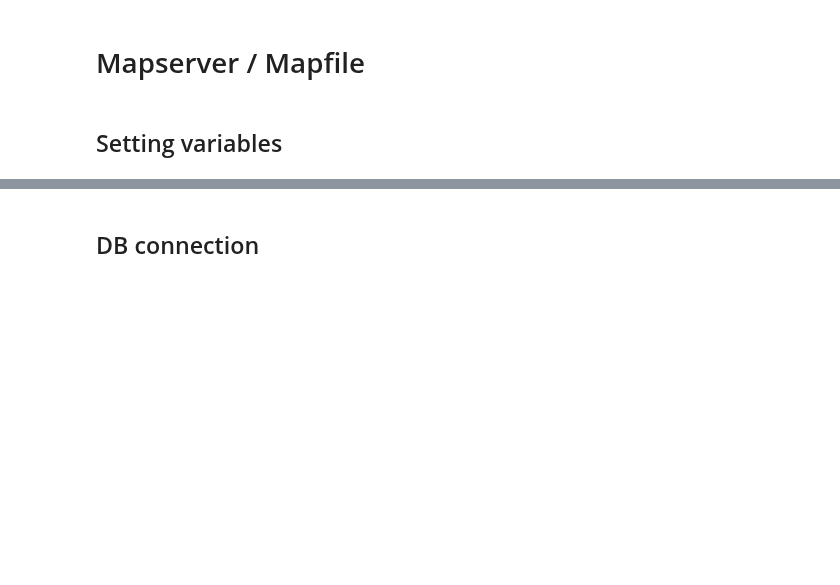
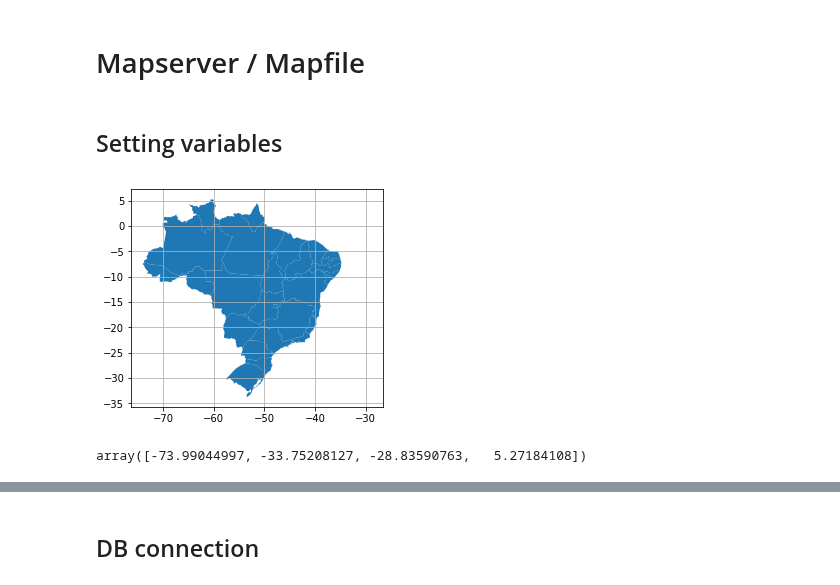
Before and after one commit to AlertaDengue/AlertaDengue, a Jupyter notebook: notebooks/Mapserver.ipynb, the cells around one changed output, grey strips where cells are left out. Drawn from its saved outputs; the diff is of its cells as text; code cells hidden in the pictures; blank space fills up the shorter version.

```diff
--- a/notebooks/Mapserver.ipynb
+++ b/notebooks/Mapserver.ipynb
@@ -18,3 +22,22 @@ ms_mapfile_name = '%s.map'
 ms_mapfile_dir = '%s/mapfiles/%%s' % (
     os.path.dirname(alert_dengue.__path__[0])
 )
+# %%
+# Getting general info geo from Brazil
+gdf_brazil = gpd.GeoDataFrame.from_file(
+    os.path.join(shp_path, '%s.shp' % 'UFEBRASIL')
+)
+gdf_brazil.plot()
+
+plt.grid(True)
+plt.show()
+# %% [output]
+[figure, added]
+# %%
+# boundaries
+bound_min = gdf_brazil.bounds[['minx', 'miny']].min()
+bound_max = gdf_brazil.bounds[['maxx', 'maxy']].max()
+bounds = np.array((bound_min, bound_max)).flatten()
+bounds
+# %% [output]
+array([-73.99044997, -33.75208127, -28.83590763,   5.27184108])
```
Also changed, not shown: parts of 10 cells of this notebook, 1 other file.
